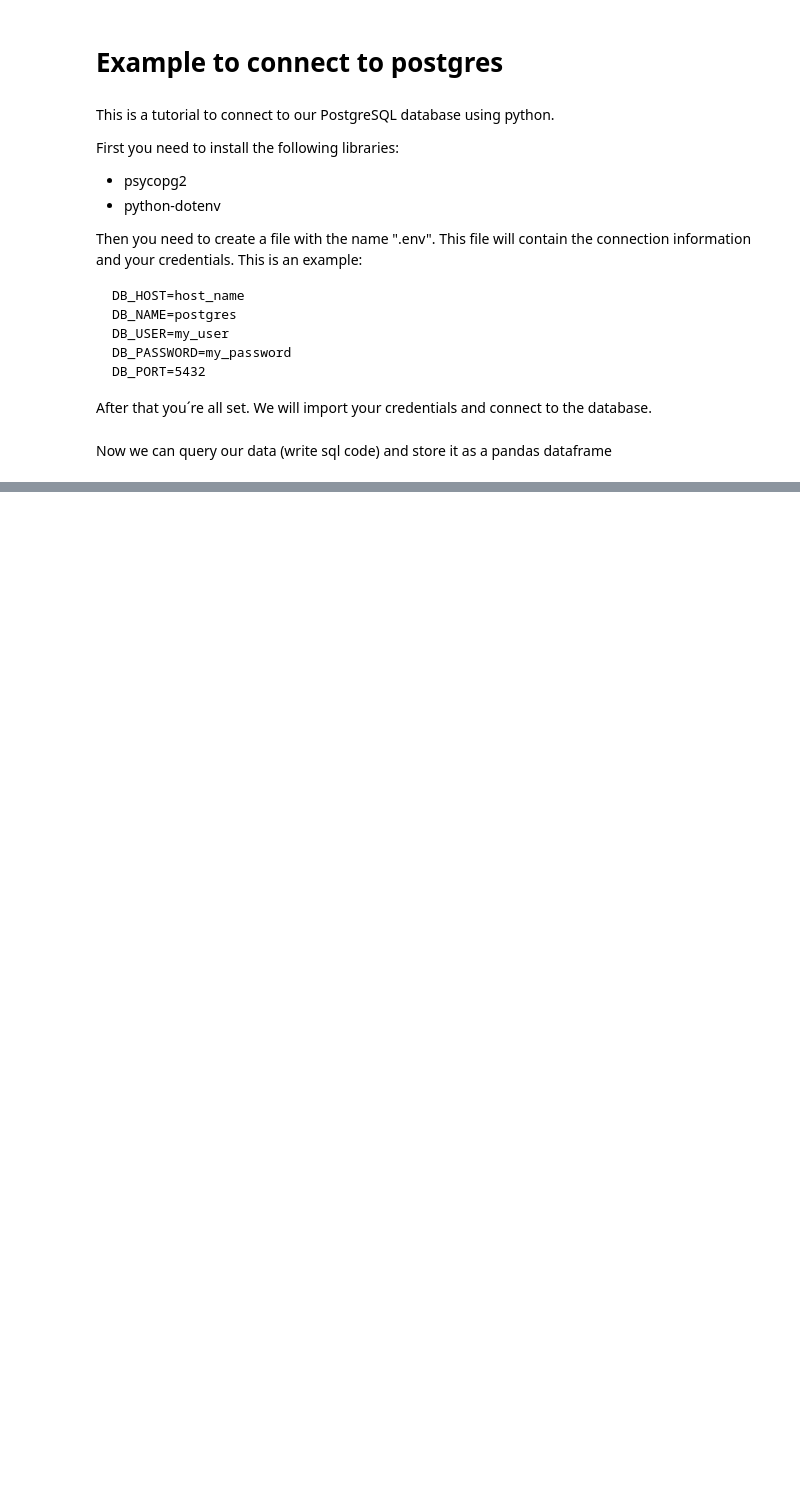
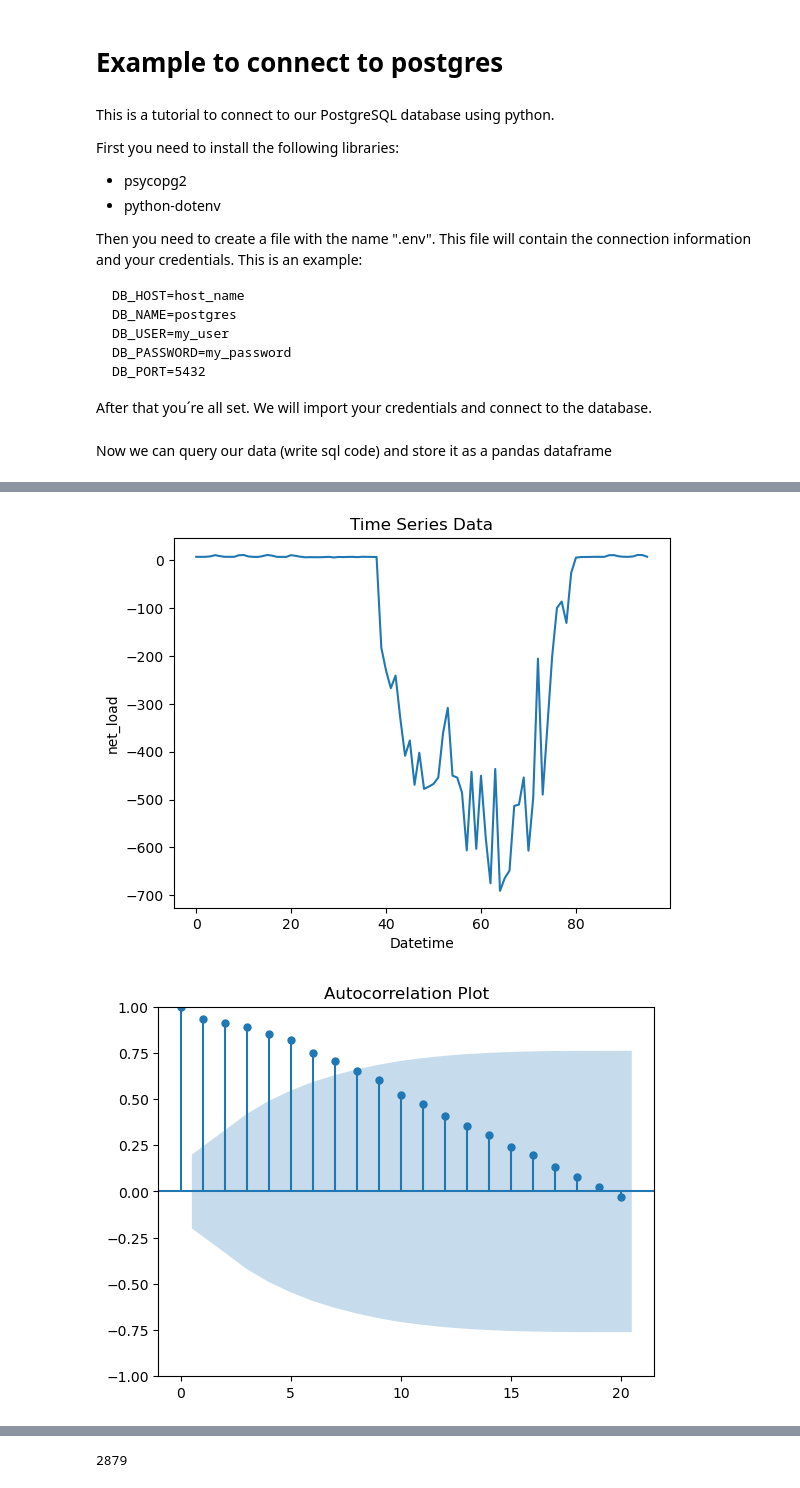
Before and after one commit to dguiraldes/aml_project, a Jupyter notebook: wills_code.ipynb, the cells around one changed output, grey strips where cells are left out. Cells and saved outputs as stored; diff of their text form; code cells hidden in the pictures; blank space fills up the shorter version.

Commit message:
Arima first trial

```diff
--- a/wills_code.ipynb
+++ b/wills_code.ipynb
@@ -73,0 +92,53 @@ df
+# %%
+import pandas as pd
+import numpy as np
+import matplotlib.pyplot as plt
+from statsmodels.tsa.arima.model import ARIMA
+from statsmodels.graphics.tsaplots import plot_acf, plot_pacf
+
+# Assuming 'df' is your DataFrame with datetime index and 'value' column
+
+# Plot the time series data
+df['net_load'].plot()
+plt.xlabel('Datetime')
+plt.ylabel('net_load')
+plt.title('Time Series Data')
+plt.show()
+
+# Plot autocorrelation and partial autocorrelation plots
+plot_acf(df['net_load'])
+plt.title('Autocorrelation Plot')
+plt.show()
+
+plot_pacf(df['net_load'])
+plt.title('Partial Autocorrelation Plot')
+plt.show()
+
+# Fit ARIMA model
+order = (2, 1, 7)  # Example: ARIMA(2,1,1) model
+model = ARIMA(df['net_load'], order=order)
+fitted_model = model.fit()
+
+# Summary of the model
+print(fitted_model.summary())
+
+# Forecast future values for the next day (96 15-minute intervals)
+forecast_steps = 96
+forecast = fitted_model.forecast(steps=forecast_steps)
+
+# Generate datetime index for the forecasted values
+last_datetime = df.index[-1]
+#forecast_index = pd.date_range(start=last_datetime, periods=forecast_steps + 1, freq='15T')[1:]  # Start from the next interval
+forecast_index = list(range(95, 191))
+
+# Plot the original data and forecasted values
+plt.plot(df.index, df['net_load'], label='Original Data')
+plt.plot(forecast_index, forecast, label='Forecast')
+plt.xlabel('Datetime')
+plt.ylabel('Value')
+plt.title('ARIMA Forecast')
+plt.legend()
+plt.show()
+# %% [output]
+[figure, added]
+[figure, added]
@@ -73,0 +164,4 @@ df
+# %%
+print(last_datetime)
+# %% [output]
+2879
```
Also changed, not shown: parts of 6 cells of this notebook.
